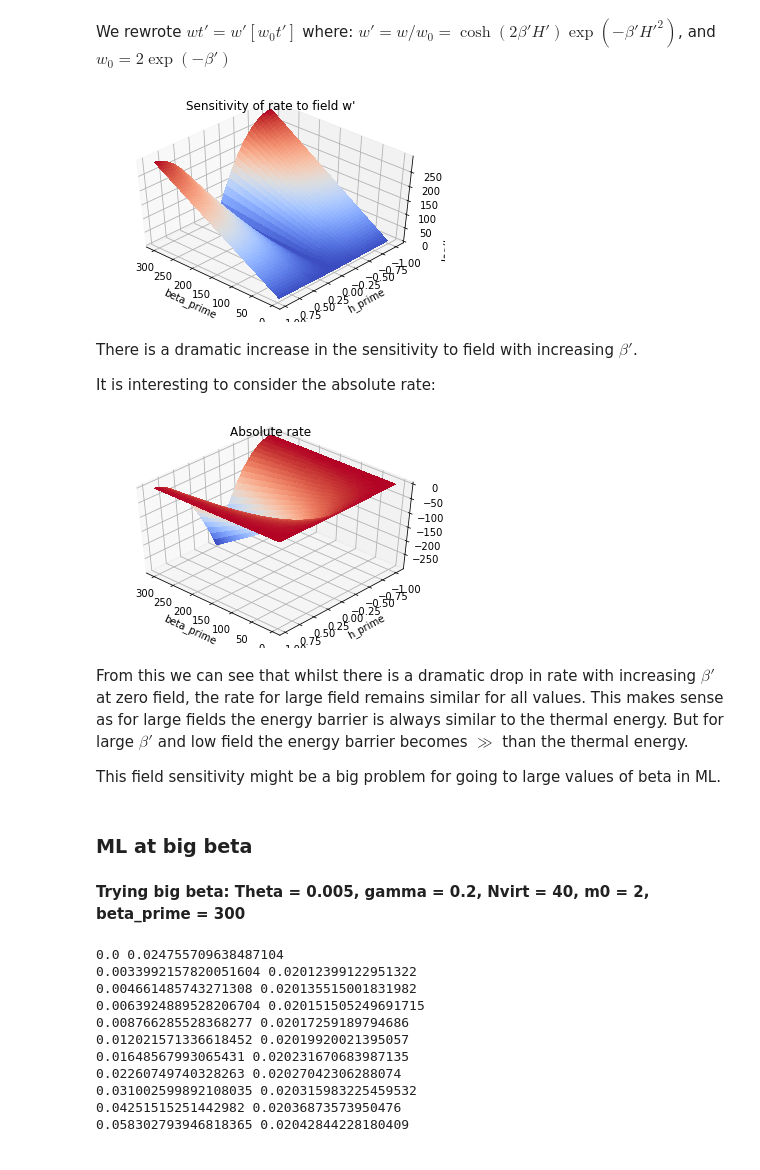
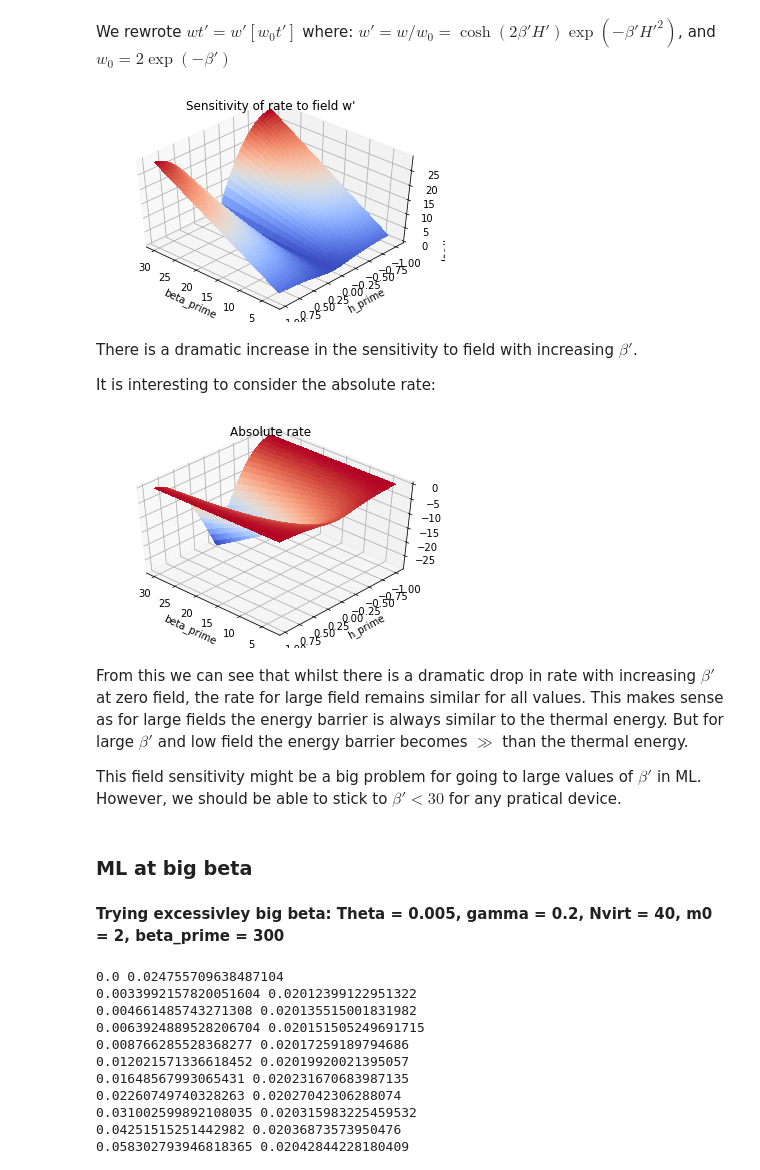
Before and after one commit to spintronic-computing-group/spnc, a Jupyter notebook: notebooks/SPNC_dev_and_testing/SPNC_dev_and_testing.ipynb, the cells around one changed output. Cells and saved outputs as stored; diff of their text form; code cells hidden in the pictures.

Commit message:
More exploration of effects of beta_prime

```diff
--- a/notebooks/SPNC_dev_and_testing/SPNC_dev_and_testing.ipynb
+++ b/notebooks/SPNC_dev_and_testing/SPNC_dev_and_testing.ipynb
@@ -1426,7 +1426,7 @@ def SPNC_w_prime_sw(beta_prime,h_prime):
 # Set up plot
 w_prime_fig = plt.figure()
 ax = w_prime_fig.gca(projection='3d')
-beta_prime = np.arange(3,300,1.0)
+beta_prime = np.arange(3,30,0.1)
 h_prime = np.arange(-1,1,0.05)
 beta_prime, h_prime = np.meshgrid(beta_prime, h_prime)
 ax.set_title("Sensitivity of rate to field w'")
@@ -1439,7 +1439,7 @@ surf = ax.plot_surface(beta_prime,h_prime,np.log(SPNC_w_prime_sw(beta_prime,h_pr
                        cmap = cm.coolwarm, linewidth = 0, antialiased=False)
 plt.show()
 # %% [output]
-[figure, old version]
+[figure, new version]
 # %% [markdown]
 There is a dramatic increase in the sensitivity to field with increasing $\beta'$. <br>
 
@@ -1447,35 +1447,35 @@ It is interesting to consider the absolute rate:
 # %%
 # Remove previously open figure
 if 'w_prime_fig' in locals():
     plt.close(w_prime_fig)
 
 def SPNC_total_rate_sw(beta_prime,h_prime):
 
     w = SPNC_rate_sw(beta_prime,h_prime,+1) + SPNC_rate_sw(beta_prime,h_prime,-1)
     return w
 
 
 # Set up plot
 w_prime_fig = plt.figure()
 ax = w_prime_fig.gca(projection='3d')
-beta_prime = np.arange(3,300,1.0)
+beta_prime = np.arange(3,30,0.1)
 h_prime = np.arange(-1,1,0.05)
 beta_prime, h_prime = np.meshgrid(beta_prime, h_prime)
 ax.set_title("Absolute rate")
 ax.set_xlabel("beta_prime")
 ax.set_ylabel('h_prime')
 ax.set_zlabel('log(rate)')
 ax.view_init(azim=133, elev=45)
 # Plot
 surf = ax.plot_surface(beta_prime,h_prime,np.log(SPNC_total_rate_sw(beta_prime,h_prime)),
                        cmap = cm.coolwarm, linewidth = 0, antialiased=False)
 plt.show()
 # %% [output]
-[figure, old version]
+[figure, new version]
 # %% [markdown]
 From this we can see that whilst there is a dramatic drop in rate with increasing $\beta'$ at zero field, the rate for large field remains similar for all values. This makes sense as for large fields the energy barrier is always similar to the thermal energy. But for large $\beta'$ and low field the energy barrier becomes $\gg$ than the thermal energy.
 
-This field sensitivity might be a big problem for going to large values of beta in ML.
+This field sensitivity might be a big problem for going to large values of $\beta'$ in ML. However, we should be able to stick to $\beta' < 30$ for any pratical device.
 # %% [markdown]
 ### ML at big beta
 # %%
@@ -1664,5 +1664,5 @@ dvalid = d[Ntrain:Ntrain+Nvalid]
 utest = u[Ntrain+Nvalid:]
 dtest = d[Ntrain+Nvalid:]
 # %% [markdown]
-**Trying big beta: Theta = 0.005, gamma = 0.2, Nvirt = 40, m0 = 2, beta_prime = 300**
+**Trying excessivley big beta: Theta = 0.005, gamma = 0.2, Nvirt = 40, m0 = 2, beta_prime = 300**
 # %%
```
Also changed, not shown: parts of 7 cells of this notebook, 3 other files.
